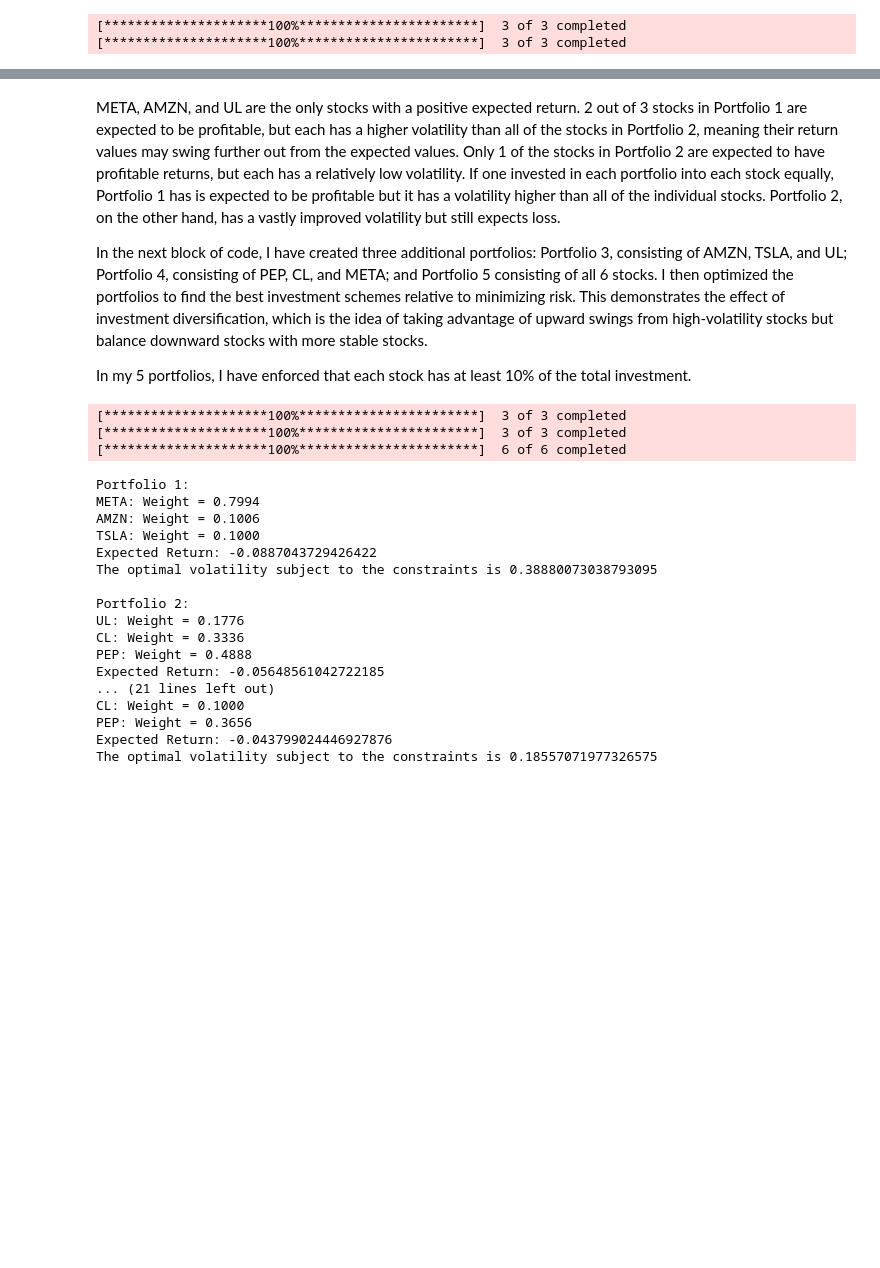
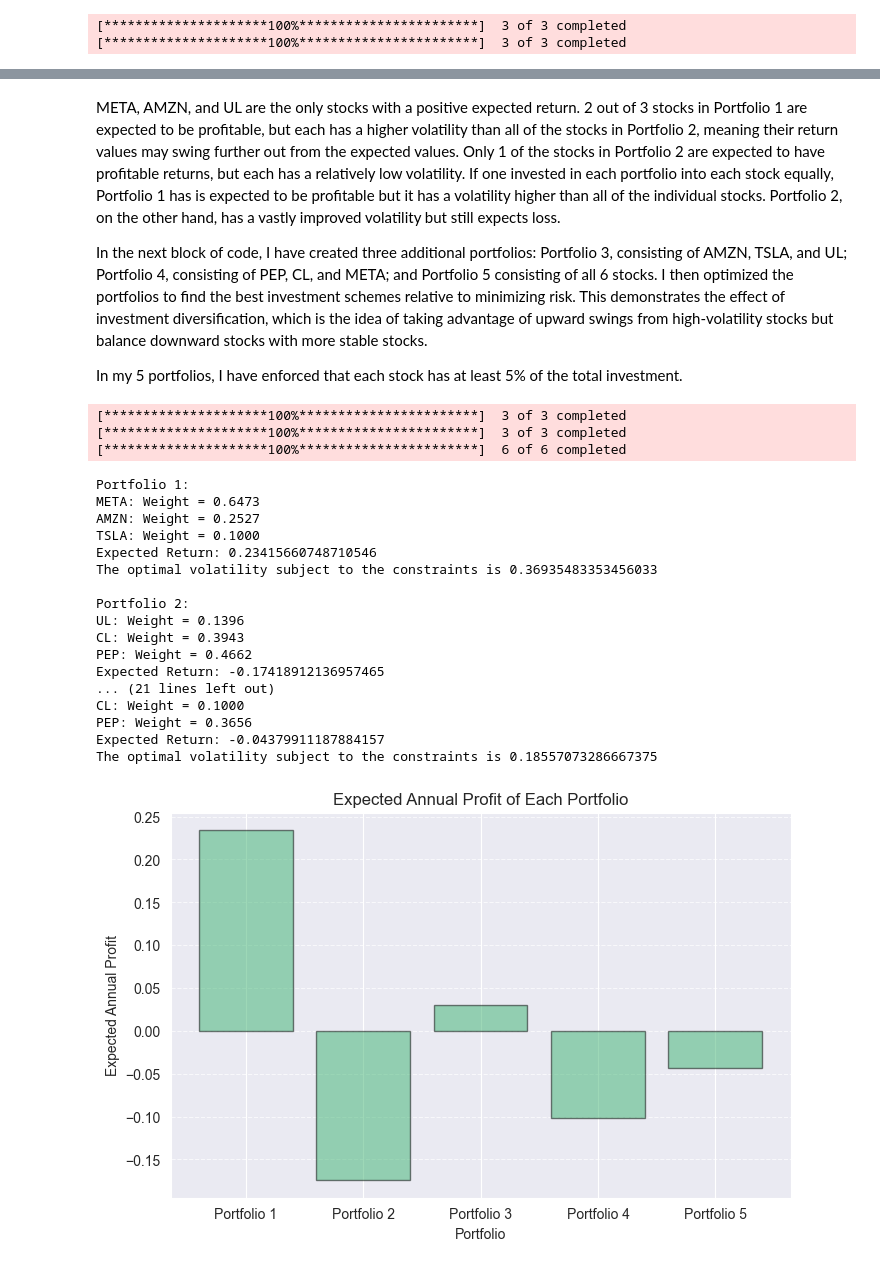
Before and after one commit to UnTuringTested/Quant-Finance-Project-Series, a Jupyter notebook: Mini Project 1.ipynb, the cells around one changed output, grey strips where cells are left out. Cells and saved outputs as stored; diff of their text form; code cells hidden in the pictures; blank space fills up the shorter version.

```diff
--- a/Mini Project 1.ipynb
+++ b/Mini Project 1.ipynb
@@ -23,8 +23,8 @@ import yfinance as yf
 P1Tickers = ['META', 'AMZN', 'TSLA']
 P2Tickers = ['UL', 'CL', 'PEP']
 
-start_date = dt.datetime.today()-dt.timedelta(days = 200)
-end_date = dt.datetime.today()- dt.timedelta(days = 2)
+start_date = dt.datetime.today()-dt.timedelta(days = 259)
+end_date = dt.datetime.today()- dt.timedelta(days = 7)
 
 P1stock = yf.download(P1Tickers, start = start_date, end =end_date, auto_adjust= True)
 P2stock = yf.download(P2Tickers, start = start_date, end =end_date, auto_adjust= True)
@@ -66,7 +66,7 @@ META, AMZN, and UL are the only stocks with a positive expected return. 2 out of
 
 In the next block of code, I have created three additional portfolios: Portfolio 3, consisting of AMZN, TSLA, and UL; Portfolio 4, consisting of PEP, CL, and META; and Portfolio 5 consisting of all 6 stocks. I then optimized the portfolios to find the best investment schemes relative to minimizing risk. This demonstrates the effect of investment diversification, which is the idea of taking advantage of upward swings from high-volatility stocks but balance downward stocks with more stable stocks.
 
-In my 5 portfolios, I have enforced that each stock has at least 10% of the total investment.
+In my 5 portfolios, I have enforced that each stock has at least 5% of the total investment.
 # %%
 
 P3Tickers = ['UL', 'AMZN', 'TSLA']
@@ -158,20 +158,36 @@ for i in range(5):
 [*********************100%***********************]  3 of 3 completed
 [*********************100%***********************]  6 of 6 completed
 Portfolio 1:
-META: Weight = 0.7994
-AMZN: Weight = 0.1006
+META: Weight = 0.6473
+AMZN: Weight = 0.2527
 TSLA: Weight = 0.1000
-Expected Return: -0.0887043729426422
-The optimal volatility subject to the constraints is 0.38880073038793095
+Expected Return: 0.23415660748710546
+The optimal volatility subject to the constraints is 0.36935483353456033
 
 Portfolio 2:
-UL: Weight = 0.1776
-CL: Weight = 0.3336
-PEP: Weight = 0.4888
-Expected Return: -0.05648561042722185
+UL: Weight = 0.1396
+CL: Weight = 0.3943
+PEP: Weight = 0.4662
+Expected Return: -0.17418912136957465
 ... (21 lines left out)
 CL: Weight = 0.1000
 PEP: Weight = 0.3656
-Expected Return: -0.043799024446927876
-The optimal volatility subject to the constraints is 0.18557071977326575
+Expected Return: -0.04379911187884157
+The optimal volatility subject to the constraints is 0.18557073286667375
+# %%
+import matplotlib.pyplot as plt
+
+# Calculate expected annual profits for each portfolio
+expected_profits = [np.sum(optimal_weights[i] * daily_log_returns[i].mean()) * 252 for i in range(5)]
+portfolio_labels = [f'Portfolio {i+1}' for i in range(5)]
+
+plt.figure(figsize=(8, 5))
+plt.bar(portfolio_labels, expected_profits, color='mediumseagreen', edgecolor='black', alpha = .5)
+plt.title('Expected Annual Profit of Each Portfolio')
+plt.xlabel('Portfolio')
+plt.ylabel('Expected Annual Profit')
+plt.grid(axis='y', linestyle='--', alpha=0.7)
+plt.show()
+# %% [output]
+[figure, added]
 # %% [markdown]
```
Also changed, not shown: parts of 2 cells of this notebook.
